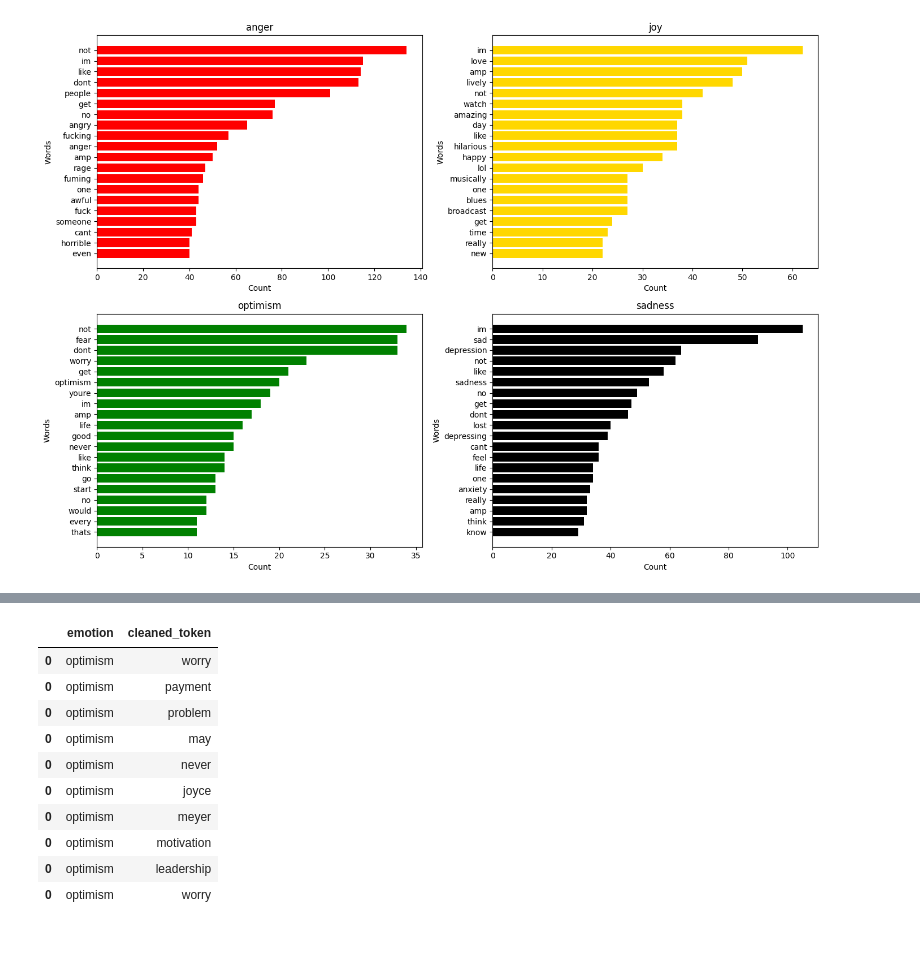
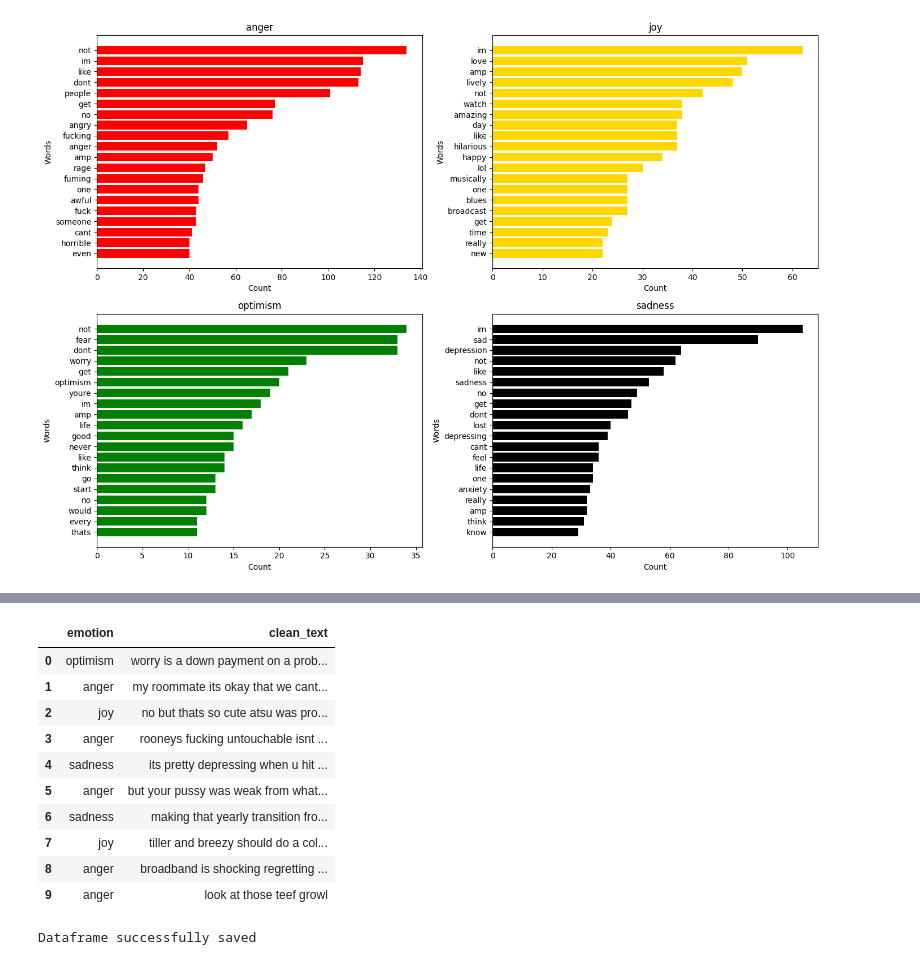
Before and after one commit to Fatai-soliu/emotion-text-ml, a Jupyter notebook: notebooks/data_cleaning_exploration.ipynb, the cells around one changed output, grey strips where cells are left out. Saved outputs shown, nothing was run; the diff lists cells and outputs as text; code cells hidden in the pictures.

```diff
--- a/notebooks/data_cleaning_exploration.ipynb
+++ b/notebooks/data_cleaning_exploration.ipynb
@@ -431,25 +447,26 @@ plot_top_words_by_emotion(tweet_pivot)
 # %%
-analysis_df = tweet_df_explode[['emotion', 'cleaned_token']].copy()
-
-analysis_df.head(10)
+cleaned_df = tweet_df_copy[['emotion', 'clean_text']].copy()
+cleaned_df.head(10)
 # %% [output]
-|  | emotion | cleaned_token |
-| 0 | optimism | worry |
-| 0 | optimism | payment |
-| 0 | optimism | problem |
-| 0 | optimism | may |
-| 0 | optimism | never |
-| 0 | optimism | joyce |
-| 0 | optimism | meyer |
-| 0 | optimism | motivation |
-| 0 | optimism | leadership |
-| 0 | optimism | worry |
+|  | emotion | clean_text |
+| 0 | optimism | worry is a down payment on a prob... |
+| 1 | anger | my roommate its okay that we cant... |
+| 2 | joy | no but thats so cute atsu was pro... |
+| 3 | anger | rooneys fucking untouchable isnt ... |
+| 4 | sadness | its pretty depressing when u hit ... |
+| 5 | anger | but your pussy was weak from what... |
+| 6 | sadness | making that yearly transition fro... |
+| 7 | joy | tiller and breezy should do a col... |
+| 8 | anger | broadband is shocking regretting ... |
+| 9 | anger | look at those teef growl |
 # %%
 ## Saving the dataset
 try:
     #Save the dataframe to csv
-    tweet_df.to_csv("/Users/soliufatai/Documents/Personal Documents/Data Science_ML_AI_Krish Naik/Complete-Data-Science-With-Machine-Learning-And-NLP-2024-main/2-Introduction/Intro/emotion-text-ml/data/tweet_eval_train.csv", index= False)
+    cleaned_df.to_csv("/Users/soliufatai/Documents/PersonalDocuments/Data_Science_ML_AI_Krish_Naik/Complete-Data-Science-With-Machine-Learning-And-NLP-2024-main/2-Introduction/Intro/emotion-text-ml/data/cleaned_df.csv", index= False)
     print("Dataframe successfully saved")
 
 except (OSError, IOError) as e:
     print(f"Error saving dataframe: {e}")
+# %% [output]
+Dataframe successfully saved
```
Also changed, not shown: parts of 3 cells of this notebook, 4 other files.
